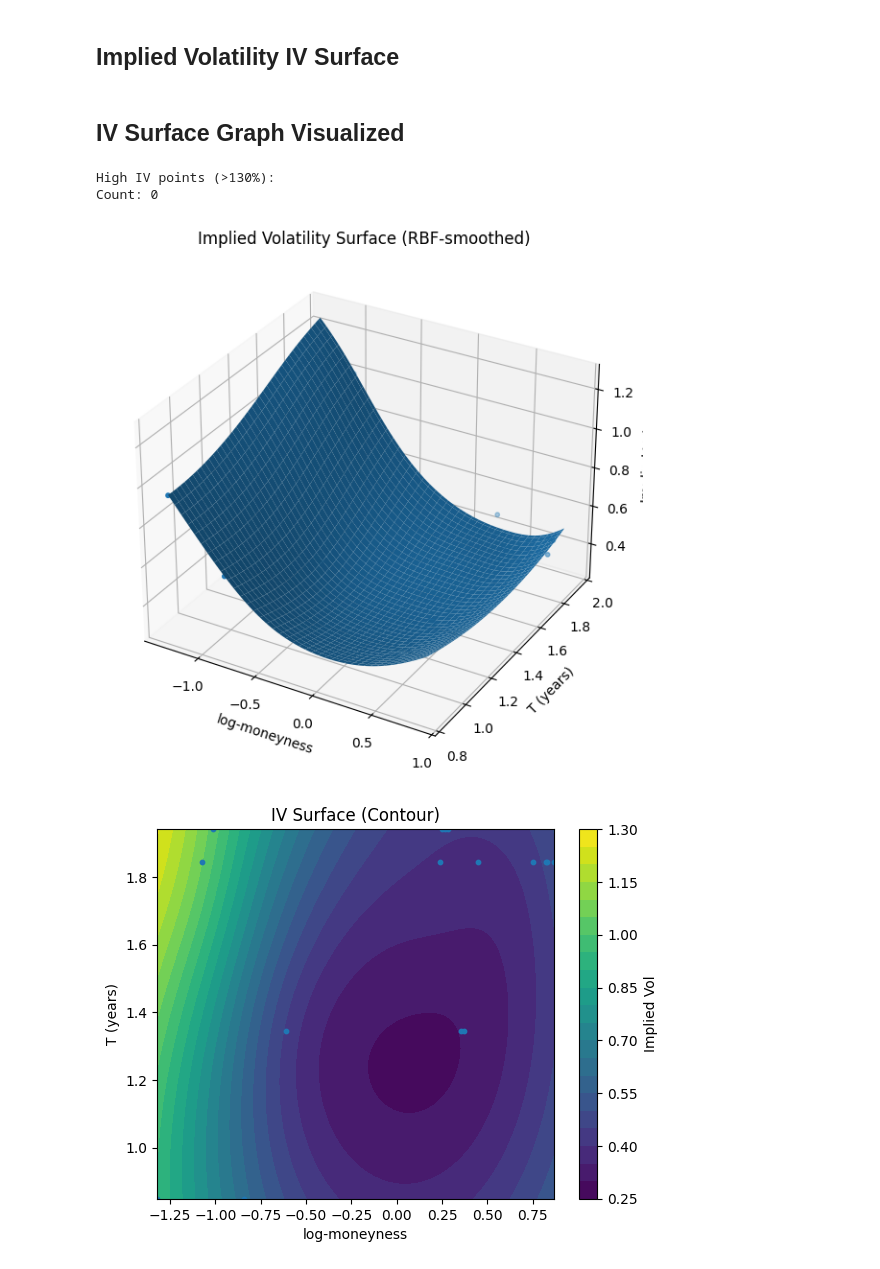
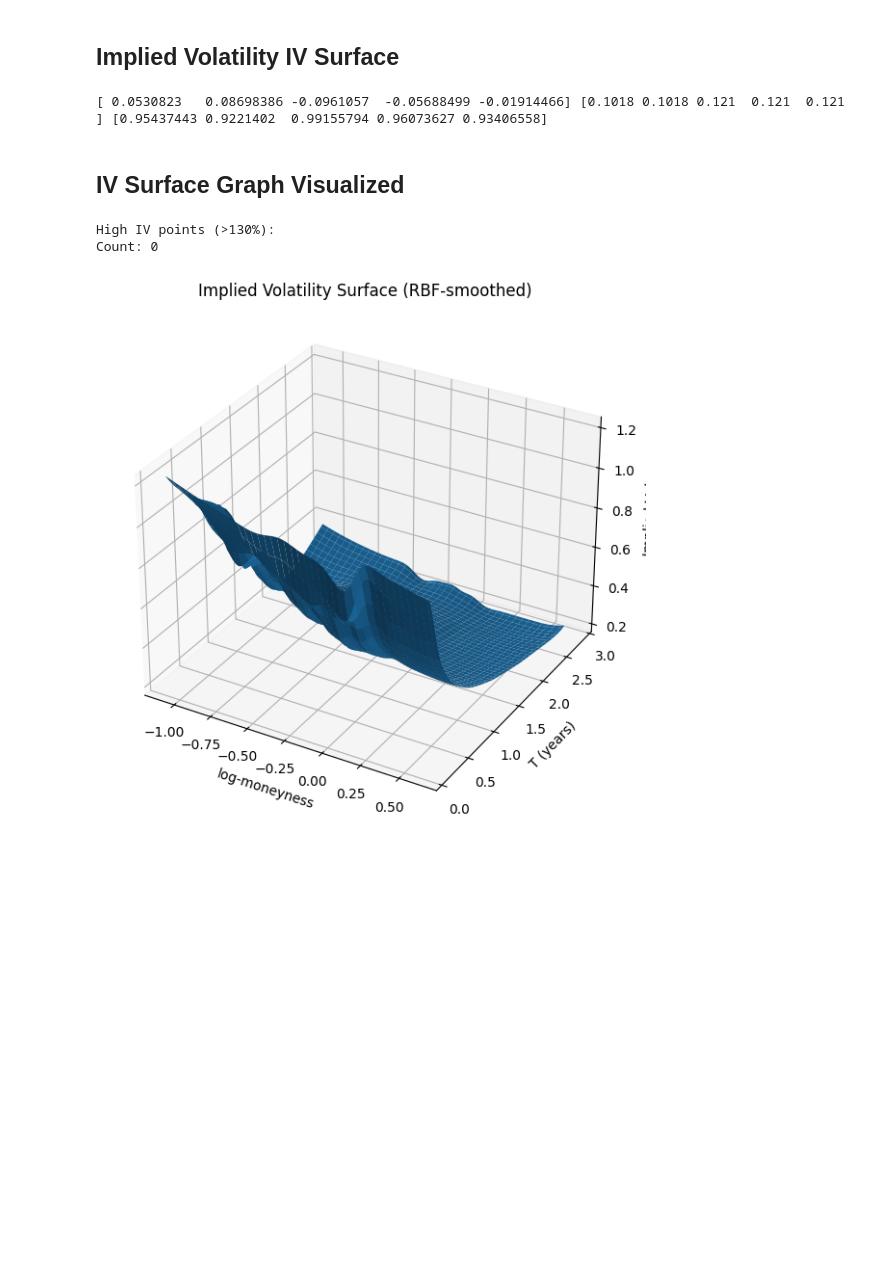
Before and after one commit to Emad-Eldin-G/CRR_Binomial_Options_Pricing, a Jupyter notebook: python_workbook.IPYNB, the cells around one changed output. Saved outputs shown, nothing was run; the diff lists cells and outputs as text; code cells hidden in the pictures; blank space fills up the shorter version.

```diff
--- a/python_workbook.IPYNB
+++ b/python_workbook.IPYNB
@@ -364,11 +364,16 @@ print(data)  # Calls
 class IVSurface:
     def __init__(self, ticker):
         self.ticker = ticker
+        self.spot = None
         self.stock_option_chain_data = collections.defaultdict(dict)
         self.r = 0.04
+        self.q = 0.00
         self.iv_data_x = []
         self.iv_data_y = []
         self.iv_data_iv = []
+        self.testing = True
+
+        self.stock_option_chain_data = stock_data[ticker]
 
     def get_iv_data(self):
         return self.build_iv_points()
@@ -416,7 +421,7 @@ class IVSurface:
     def build_iv_points_calls_puts(self, opttype, exp_date, today_date):
         ot = "calls" if opttype == "C" else "puts"
 
-        for row in data[exp][ot].itertuples():
+        for row in self.stock_option_chain_data[exp][ot].itertuples():
             row_dict = row._asdict()
 
             if row_dict["lastPrice"] <= 0.10 or row_dict["volume"] <= 10 or row_dict["openInterest"] <= 50:
@@ -437,34 +442,38 @@ class IVSurface:
             T = np.round(T, 4)
             T = np.float64(T)
 
-            iv_c = self.reverse_bs_for_sigma(
+            iv = self.reverse_bs_for_sigma(
                 mid_price,
-                S0=S0,
+                S0=self.spot,
                 K=row_dict["strike"],
-                r=r,
+                r=self.r,
                 T=T,
                 opttype=opttype
             )
 
-            if not iv_c:
+            if not iv:
                 continue
 
-            if iv_c > 1.5:
+            if iv > 1.0 or iv < 0.01:
                 continue
 
             K = float(row_dict["strike"])
             if T < 14/365:
                 continue
 
-            F = S0 * np.exp((r - q) * T)
+            F = self.spot * np.exp((self.r - self.q) * T)
             moneyness = np.log(K / F)
 
             self.iv_data_x.append(moneyness)
             self.iv_data_y.append(T)
-            self.iv_data_iv.append(iv_c)
+            self.iv_data_iv.append(iv)
 
     def build_iv_points(self):
-        S0 = float(yf.Ticker(self.ticker).history(period="1d")["Close"].iloc[-1])
+        if not self.spot:
+            S0 = float(yf.Ticker(self.ticker).history(period="1d")["Close"].iloc[-1])
+            self.spot = S0
+        else:
+            S0 = self.spot
 
         data = stock_data[self.ticker]
 
@@ -484,6 +493,13 @@ class IVSurface:
         IV = np.array(self.iv_data_iv)
 
         return k, T, IV
+
+# use
+iv_surface = IVSurface("AAPL")
+k, T, IV = iv_surface.get_iv_data()
+print(k[:5], T[:5], IV[:5])
+# %% [output]
+[ 0.0530823   0.08698386 -0.0961057  -0.05688499 -0.01914466] [0.1018 0.1018 0.121  0.121  0.121 ] [0.95437443 0.9221402  0.99155794 0.96073627 0.93406558]
 # %% [markdown]
 ## IV Surface Graph Visualized
 # %%
@@ -515,44 +531,31 @@ def plot_iv_surface(k, T, IV, grid_k=80, grid_T=80, rbf_smooth=0.02):
 
     if len(k) == 0:
         raise ValueError("No valid points to plot after filtering.")
 
     # Build a grid
     k_lin = np.linspace(k.min(), k.max(), grid_k)
     T_lin = np.linspace(T.min(), T.max(), grid_T)
     KK, TT = np.meshgrid(k_lin, T_lin)
 
     # Smooth interpolation: RBF
     rbf = Rbf(k, T, IV, function="multiquadric", smooth=rbf_smooth)
     IV_grid = rbf(KK, TT)
 
     # ---- 3D surface ----
     fig = plt.figure(100, figsize=(10, 7))
     ax = fig.add_subplot(111, projection="3d")
     ax.plot_surface(KK, TT, IV_grid, linewidth=0, antialiased=True)
-    ax.scatter(k, T, IV, s=10)
 
     ax.set_xlabel("log-moneyness")
     ax.set_ylabel("T (years)")
     ax.set_zlabel("Implied Vol")
     ax.set_title("Implied Volatility Surface (RBF-smoothed)")
     plt.show()
 
-    # ---- 2D contour ----
-    fig2 = plt.figure()
-    ax2 = fig2.add_subplot(111)
-    cs = ax2.contourf(KK, TT, IV_grid, levels=20)
-    ax2.scatter(k, T, s=10)
-    ax2.set_xlabel("log-moneyness")
-    ax2.set_ylabel("T (years)")
-    ax2.set_title("IV Surface (Contour)")
-    fig2.colorbar(cs, ax=ax2, label="Implied Vol")
-    plt.show()
-
 # usage:
 # k, T, IV = build_iv_points("TSLA", ...)
 plot_iv_surface(k, T, IV, rbf_smooth=0.05)
 # %% [output]
 High IV points (>130%):
 Count: 0
-[figure, old version]
+[figure, new version]
-[figure, removed]
```
Also changed, not shown: parts of 2 cells of this notebook.
